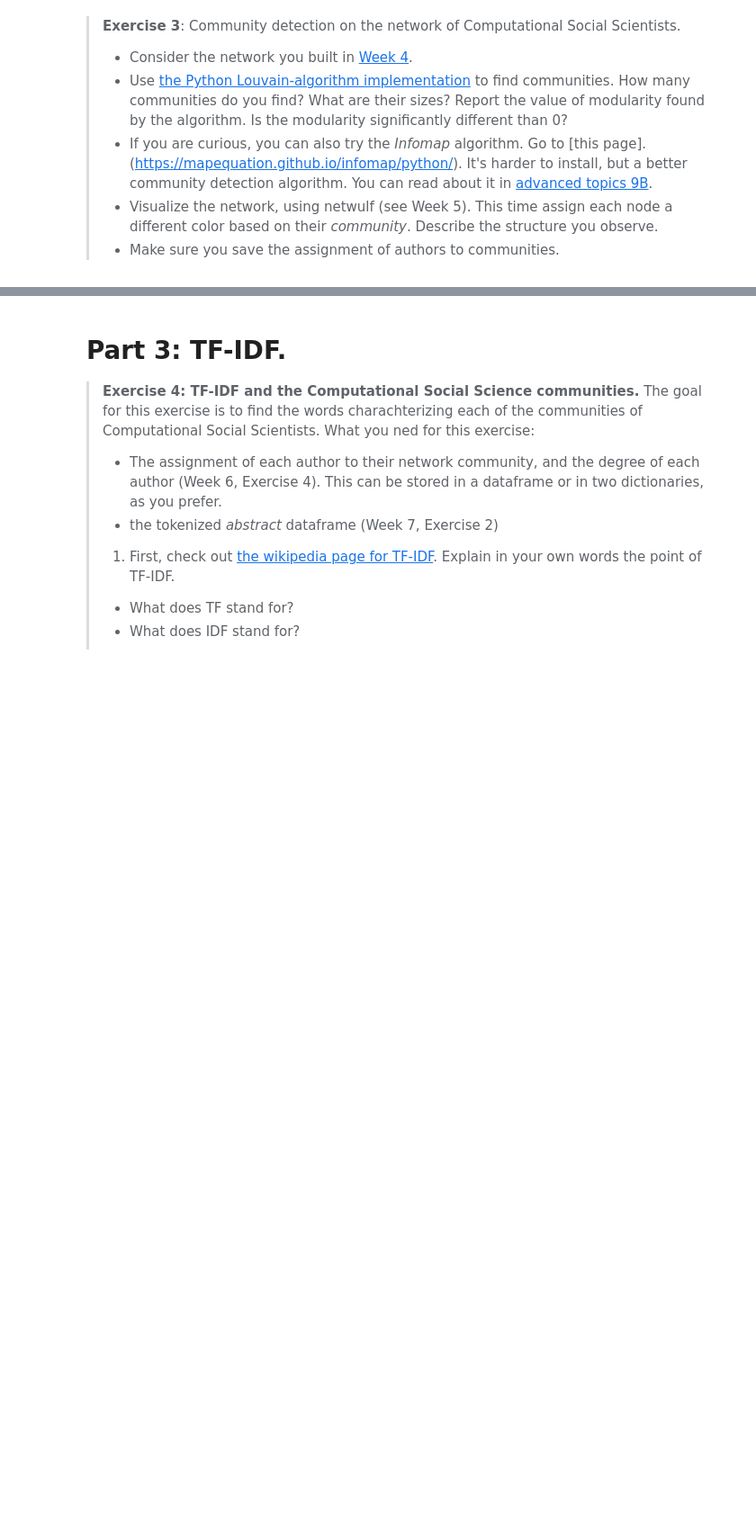
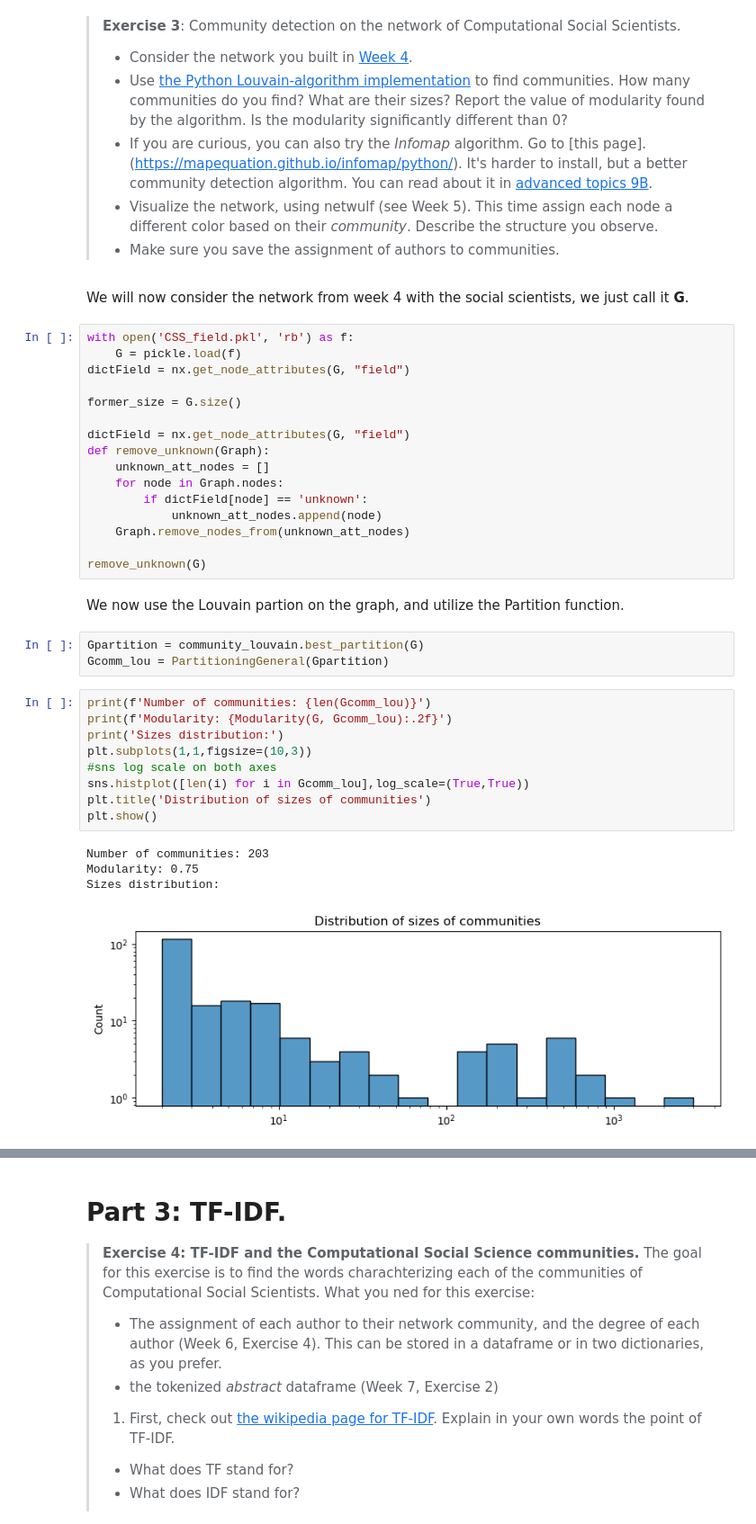
Before and after one commit to radziko/CompSocSci, a Jupyter notebook: Assignment2.ipynb, the cells around one changed output, grey strips where cells are left out. Shown at 90% size. Saved outputs shown, nothing was run; the diff lists cells and outputs as text; blank space fills up the shorter version.

```diff
--- a/Assignment2.ipynb
+++ b/Assignment2.ipynb
@@ -56,3 +407,40 @@ Let's dig in and try to understand more about the network of Computational Socia
 > * If you are curious, you can also try the *Infomap* algorithm. Go to [this page]. (https://mapequation.github.io/infomap/python/). It's harder to install, but a better community detection algorithm. You can read about it in [advanced topics 9B](http://networksciencebook.com/chapter/9#advanced-9b).
 > * Visualize the network, using netwulf (see Week 5). This time assign each node a different color based on their _community_. Describe the structure you observe.
 > * Make sure you save the assignment of authors to communities.
+# %% [markdown]
+We will now consider the network from week 4 with the social scientists, we just call it __G__.
+# %%
+with open('CSS_field.pkl', 'rb') as f:
+    G = pickle.load(f)
+dictField = nx.get_node_attributes(G, "field")
+
+former_size = G.size()
+
+dictField = nx.get_node_attributes(G, "field")
+def remove_unknown(Graph):
+    unknown_att_nodes = []
+    for node in Graph.nodes:
+        if dictField[node] == 'unknown':
+            unknown_att_nodes.append(node)
+    Graph.remove_nodes_from(unknown_att_nodes)
+
+remove_unknown(G)
+# %% [markdown]
+We now use the Louvain partion on the graph, and utilize the Partition function.
+# %%
+Gpartition = community_louvain.best_partition(G)
+Gcomm_lou = PartitioningGeneral(Gpartition)
+# %%
+print(f'Number of communities: {len(Gcomm_lou)}')
+print(f'Modularity: {Modularity(G, Gcomm_lou):.2f}')
+print('Sizes distribution:')
+plt.subplots(1,1,figsize=(10,3))
+#sns log scale on both axes
+sns.histplot([len(i) for i in Gcomm_lou],log_scale=(True,True))
+plt.title('Distribution of sizes of communities')
+plt.show()
+# %% [output]
+Number of communities: 203
+Modularity: 0.75
+Sizes distribution:
+[figure, added]
```
Also changed, not shown: parts of 79 cells of this notebook, 1 other file.
